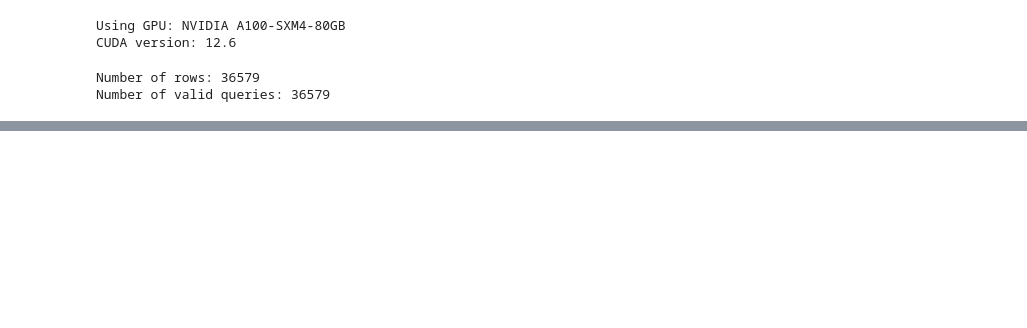
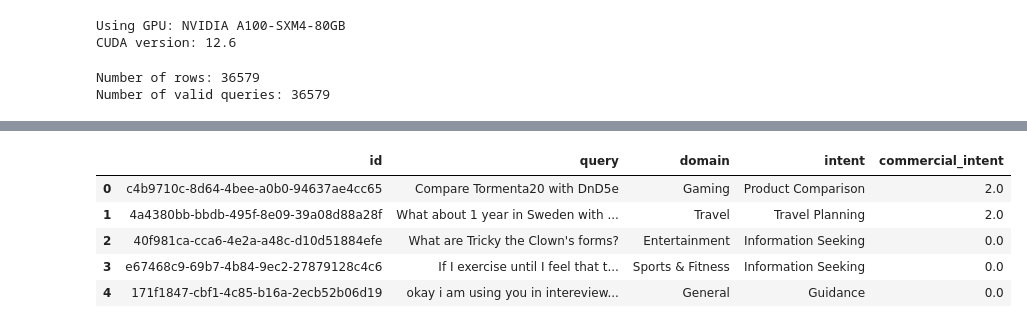
Before and after one commit to usrnamePrateek/LLM_with_ads, a Jupyter notebook: lmarena_prep/analysis/categories.ipynb, the cells around one changed output, grey strips where cells are left out. Drawn from its saved outputs; the diff is of its cells as text; code cells hidden in the pictures; blank space fills up the shorter version.

```diff
--- a/lmarena_prep/analysis/categories.ipynb
+++ b/lmarena_prep/analysis/categories.ipynb
@@ -431,0 +278,9 @@ cluster_e5_kmeans
+# %%
+categories[['id','query','domain','intent', 'commercial_intent']].head()
+# %% [output]
+|  | id | query | domain | intent | commercial_intent |
+| 0 | c4b9710c-8d64-4bee-a0b0-94637ae4cc65 | Compare Tormenta20 with DnD5e | Gaming | Product Comparison | 2.0 |
+| 1 | 4a4380bb-bbdb-495f-8e09-39a08d88a28f | What about 1 year in Sweden with ... | Travel | Travel Planning | 2.0 |
+| 2 | 40f981ca-cca6-4e2a-a48c-d10d51884efe | What are Tricky the Clown's forms? | Entertainment | Information Seeking | 0.0 |
+| 3 | e67468c9-69b7-4b84-9ec2-27879128c4c6 | If I exercise until I feel that t... | Sports & Fitness | Information Seeking | 0.0 |
+| 4 | 171f1847-cbf1-4c85-b16a-2ecb52b06d19 | okay i am using you in intereview... | General | Guidance | 0.0 |
```
Also changed, not shown: parts of 14 cells of this notebook, 11 other files.
